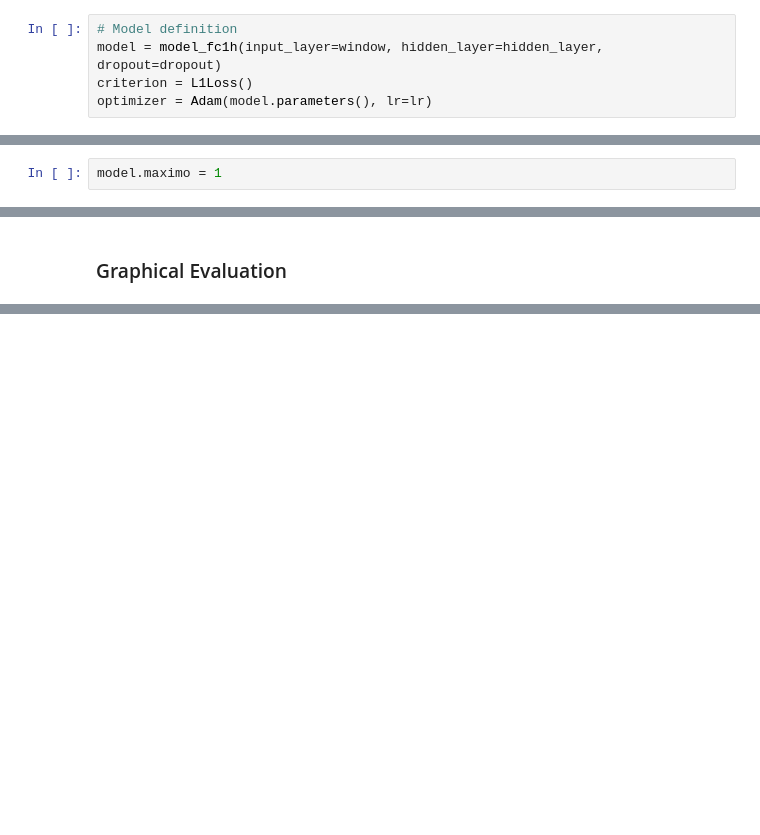
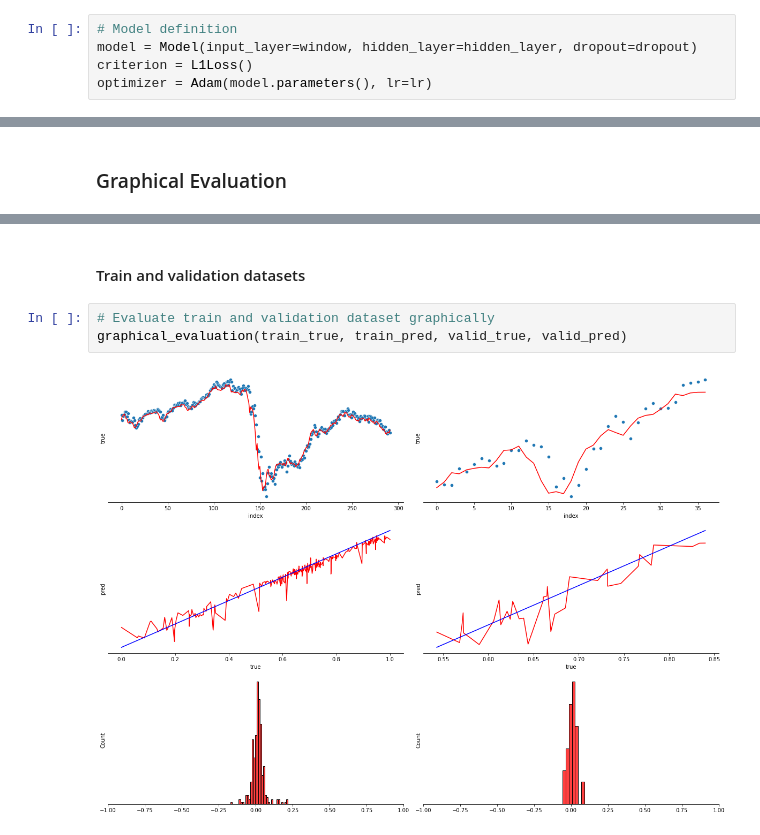
Before and after one commit to adelmofilho/BovespaStockPrediction, a Jupyter notebook: LocalModelling.ipynb, the cells around one changed output, grey strips where cells are left out. Cells and saved outputs as stored; diff of their text form; blank space fills up the shorter version.

Commit message:
feat: new website and model

```diff
--- a/LocalModelling.ipynb
+++ b/LocalModelling.ipynb
@@ -214,6 +85,6 @@ class model_fc1h(nn.Module):
 # %%
 # Model definition
-model = model_fc1h(input_layer=window, hidden_layer=hidden_layer, dropout=dropout)
+model = Model(input_layer=window, hidden_layer=hidden_layer, dropout=dropout)
 criterion = L1Loss()
 optimizer = Adam(model.parameters(), lr=lr)
 # %%
@@ -240,2 +110,0 @@ train(model, train_loader, valid_loader, criterion, optimizer, epochs=epochs, se
-# %%
-model.maximo = 1
@@ -274,0 +148,7 @@ graphical_evaluation(test_true, test_pred, bmk_true, bmk_pred)
+# %% [markdown]
+#### Train and validation datasets
+# %%
+# Evaluate train and validation dataset graphically
+graphical_evaluation(train_true, train_pred, valid_true, valid_pred)
+# %% [output]
+[figure, added]
```
Also changed, not shown: parts of 20 cells of this notebook, 10 other files.
